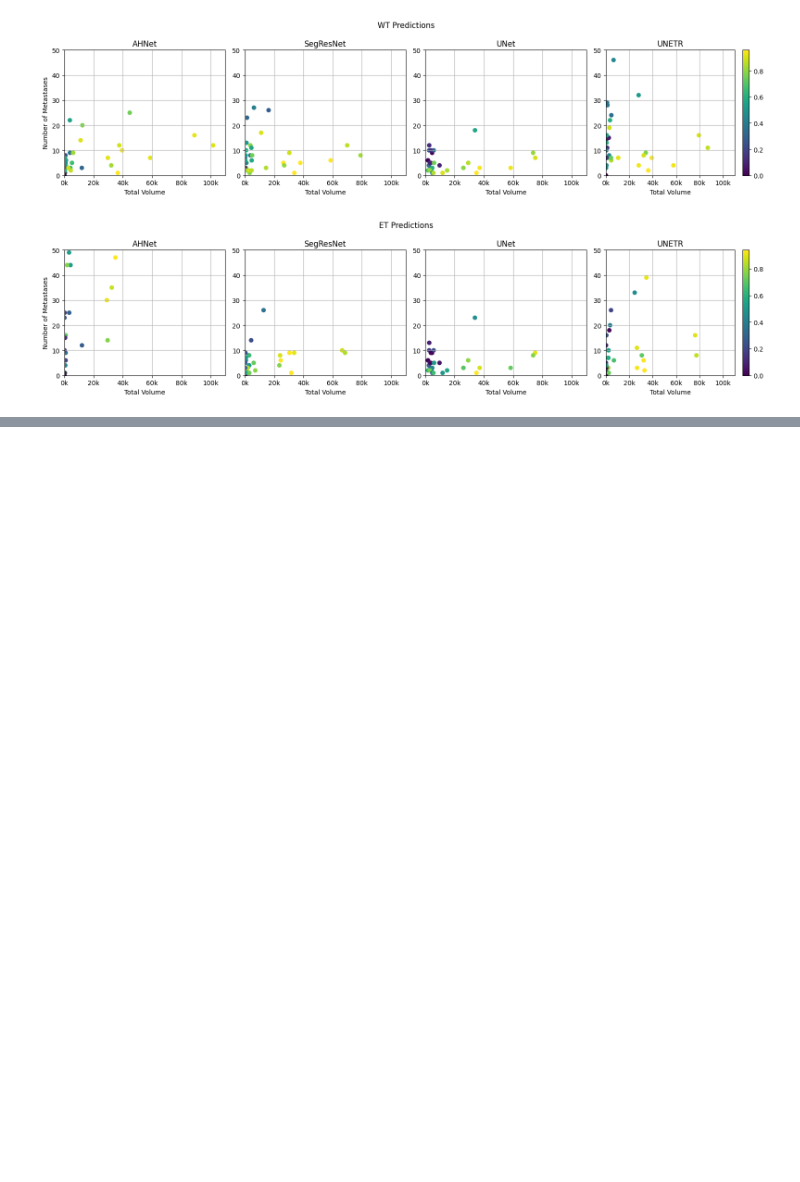
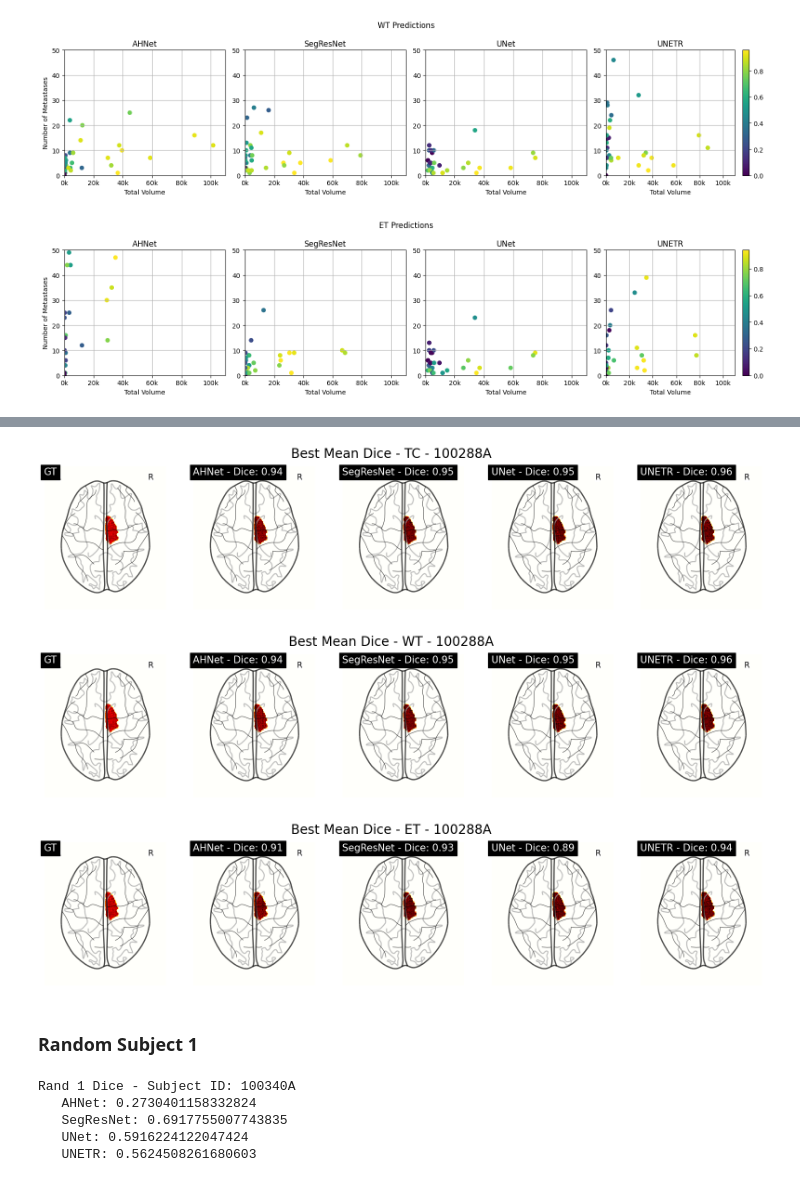
Before and after one commit to NachoGV/Semantic-Segmentation-of-Brain-Metastases-in-MRI-Scans, a Jupyter notebook: results_analysis.ipynb, the cells around one changed output, grey strips where cells are left out. Drawn from its saved outputs; the diff is of its cells as text; code cells hidden in the pictures; blank space fills up the shorter version.

```diff
--- a/results_analysis.ipynb
+++ b/results_analysis.ipynb
@@ -164,0 +315,31 @@ for channel in channels:
+# %%
+# Plot
+for i, channel in enumerate(channels):
+	fig, axes = plt.subplots(1, 5, figsize=(20, 4))
+	for j, model in enumerate(best_images.keys()):
+		if model == 'GT':
+			plot_glass_brain(best_images[model][i], axes=axes[j], title=f"{model}", display_mode='z')
+		else:
+			score = scores[model]['test'][scores[model]['test']['SubjectID'] == best_pred][f'Dice {channel}'].values[0]
+			plot_glass_brain(best_images[model][i], axes=axes[j], title=f"{model} - Dice: {score:.2f}", display_mode='z')
+	plt.suptitle(f"Best Mean Dice - {channel} - {best_pred}", fontsize=20)
+	plt.show()
+# %% [output]
+[figure, added]
+[figure, added]
+[figure, added]
+# %% [markdown]
+### Random Subject 1
+# %%
+# Rand 1 Dice
+print(f"Rand 1 Dice - Subject ID: {rand_1}\n"
+	  f"   AHNet: {scores['AHNet']['test'][scores['AHNet']['test']['SubjectID'] == rand_1]['Dice'].values[0]}\n"
+	  f"   SegResNet: {scores['SegResNet']['test'][scores['SegResNet']['test']['SubjectID'] == rand_1]['Dice'].values[0]}\n"
+	  f"   UNet: {scores['UNet']['test'][scores['UNet']['test']['SubjectID'] == rand_1]['Dice'].values[0]}\n"
+	  f"   UNETR: {scores['UNETR']['test'][scores['UNETR']['test']['SubjectID'] == rand_1]['Dice'].values[0]}")
+# %% [output]
+Rand 1 Dice - Subject ID: 100340A
+   AHNet: 0.2730401158332824
+   SegResNet: 0.6917755007743835
+   UNet: 0.5916224122047424
+   UNETR: 0.5624508261680603
```
Also changed, not shown: parts of 16 cells of this notebook, 1 other file.
